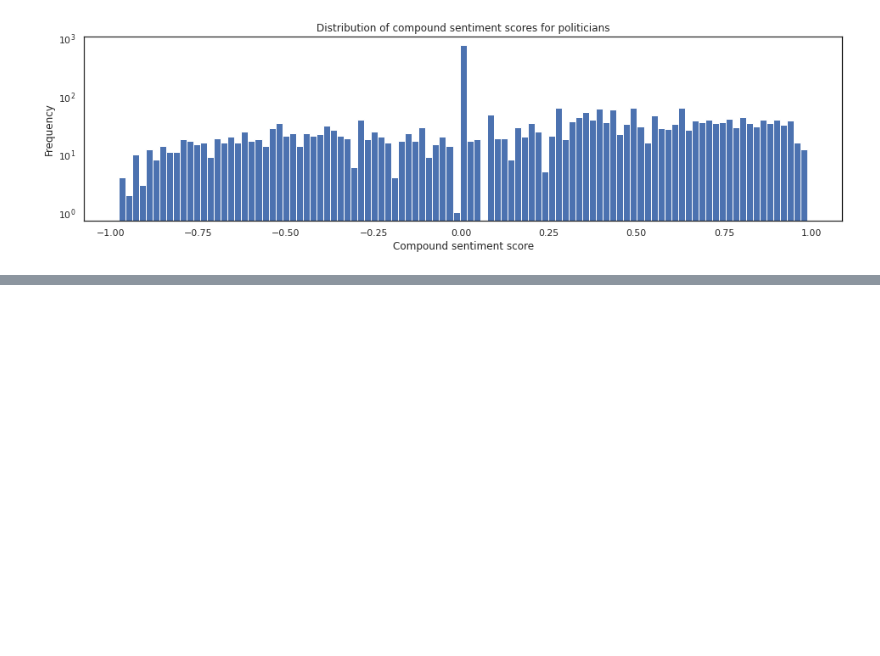
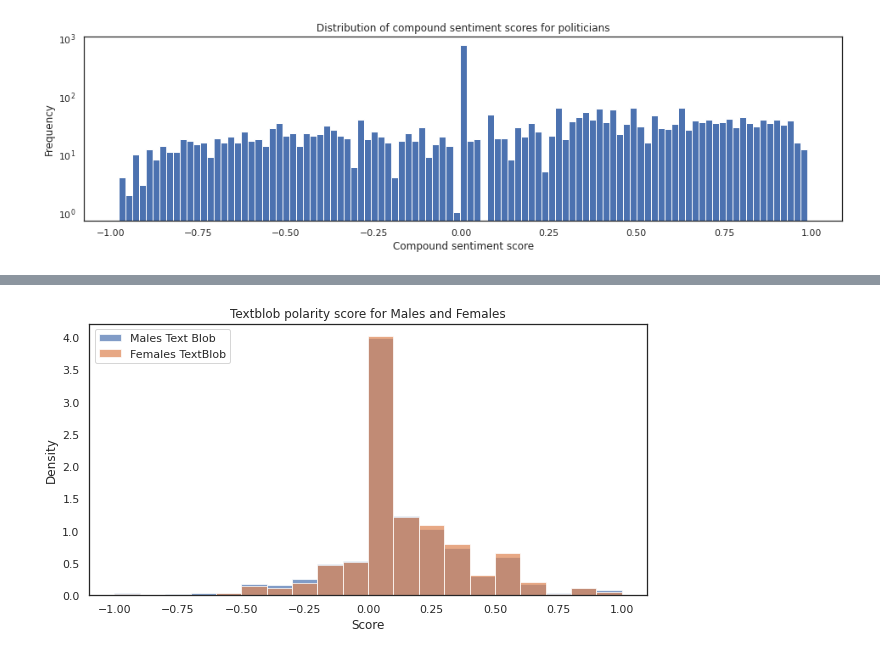
Before and after one commit to epfl-ada/ada-2021-project-gutta-boys, a Jupyter notebook: marcus.ipynb, the cells around one changed output, grey strips where cells are left out. Cells and saved outputs as stored; diff of their text form; code cells hidden in the pictures; blank space fills up the shorter version.

```diff
--- a/marcus.ipynb
+++ b/marcus.ipynb
@@ -317,0 +379,11 @@ t-value: 3.5517, p-value: 0.0004
+# %%
+plt.figure(figsize=(10,5))
+plt.hist(males['polarity'], bins=20, alpha=0.7, density=True, label='Males Text Blob')
+plt.hist(females['polarity'], bins=20, alpha=0.7, density=True, label='Females TextBlob')
+plt.title("Textblob polarity score for Males and Females")
+plt.legend(loc='upper left')
+plt.xlabel('Score')
+plt.ylabel('Density')
+plt.show()
+# %% [output]
+[figure, added]
```
Also changed, not shown: parts of 14 cells of this notebook.
